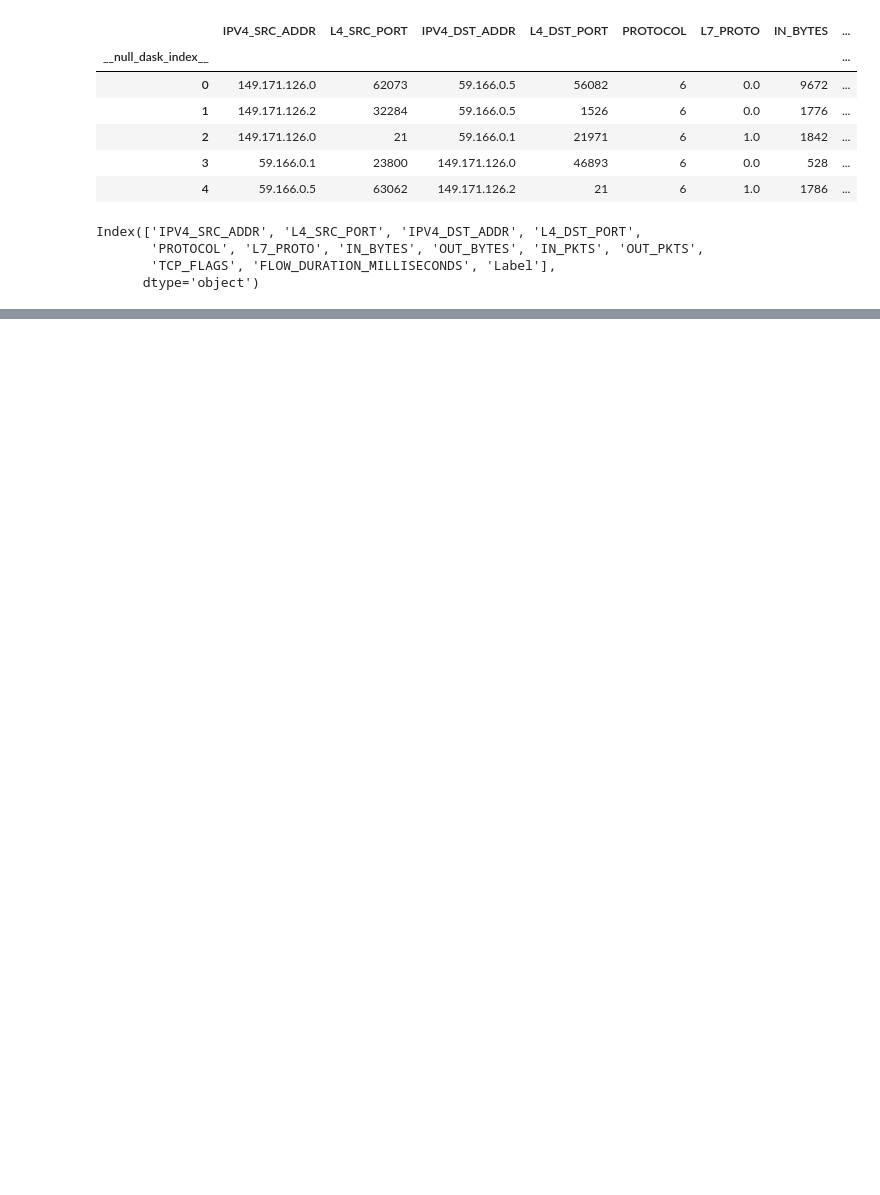
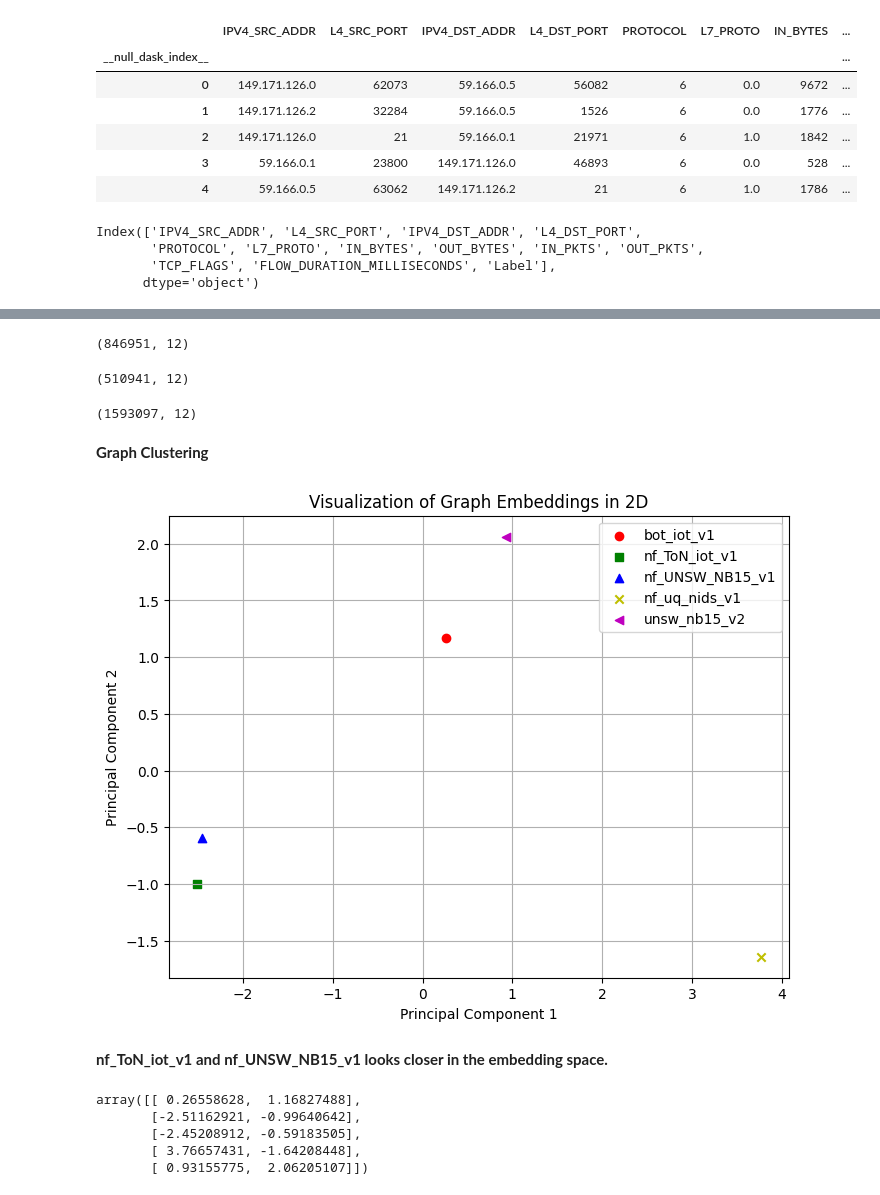
Before and after one commit to venkiharvgit/csci-e-599a-2024-cybersecurity, a Jupyter notebook: graph_similarity/GraphSimilarity_analysis.ipynb, the cells around one changed output, grey strips where cells are left out. Cells and saved outputs as stored; diff of their text form; code cells hidden in the pictures; blank space fills up the shorter version.

```diff
--- a/graph_similarity/GraphSimilarity_analysis.ipynb
+++ b/graph_similarity/GraphSimilarity_analysis.ipynb
@@ -227,0 +451,5 @@ average_similarity 0.35102224
+# %%
+import pandas as pd
+
+embeddings_df=pd.read_csv("features/nci2.csv")
+embeddings_df.head()
@@ -227,0 +464,4 @@ average_similarity 0.35102224
+# %%
+graph_names= embeddings_df['type'].tolist()
+# %%
+embeddings_df=embeddings_df.drop('type',axis=1)
@@ -227,0 +491,50 @@ average_similarity 0.35102224
+# %%
+df_nf_ToN_iot_v1.shape
+# %% [output]
+(846951, 12)
+# %%
+df_nf_BoT_iot_v1.shape
+# %% [output]
+(510941, 12)
+# %%
+df_nf_UNSW_NB15.shape
+# %% [output]
+(1593097, 12)
+# %% [markdown]
+**Graph Clustering**
+# %%
+import pandas as pd
+from sklearn.decomposition import PCA
+import matplotlib.pyplot as plt
+
+
+# Perform dimensionality reduction using PCA
+pca = PCA(n_components=2)
+embeddings_2d = pca.fit_transform(embeddings_df.values)
+
+# Plot the embeddings on a 2D scatter plot
+plt.figure(figsize=(8, 6))
+colors = ['r', 'g', 'b','y','m']  # Define colors for each graph
+markers = ['o', 's', '^','x','<']  # Define markers for each graph
+
+for i in range(5):
+    plt.scatter(embeddings_2d[i, 0], embeddings_2d[i, 1], color=colors[i], marker=markers[i], label=graph_names[i])
+
+plt.title('Visualization of Graph Embeddings in 2D')
+plt.xlabel('Principal Component 1')
+plt.ylabel('Principal Component 2')
+plt.legend()
+plt.grid(True)
+plt.show()
+# %% [output]
+[figure, added]
+# %% [markdown]
+**nf_ToN_iot_v1 and nf_UNSW_NB15_v1 looks closer in the embedding space.**
+# %%
+embeddings_2d
+# %% [output]
+array([[ 0.26558628,  1.16827488],
+       [-2.51162921, -0.99640642],
+       [-2.45208912, -0.59183505],
+       [ 3.76657431, -1.64208448],
+       [ 0.93155775,  2.06205107]])
```
Also changed, not shown: parts of 30 cells of this notebook.
